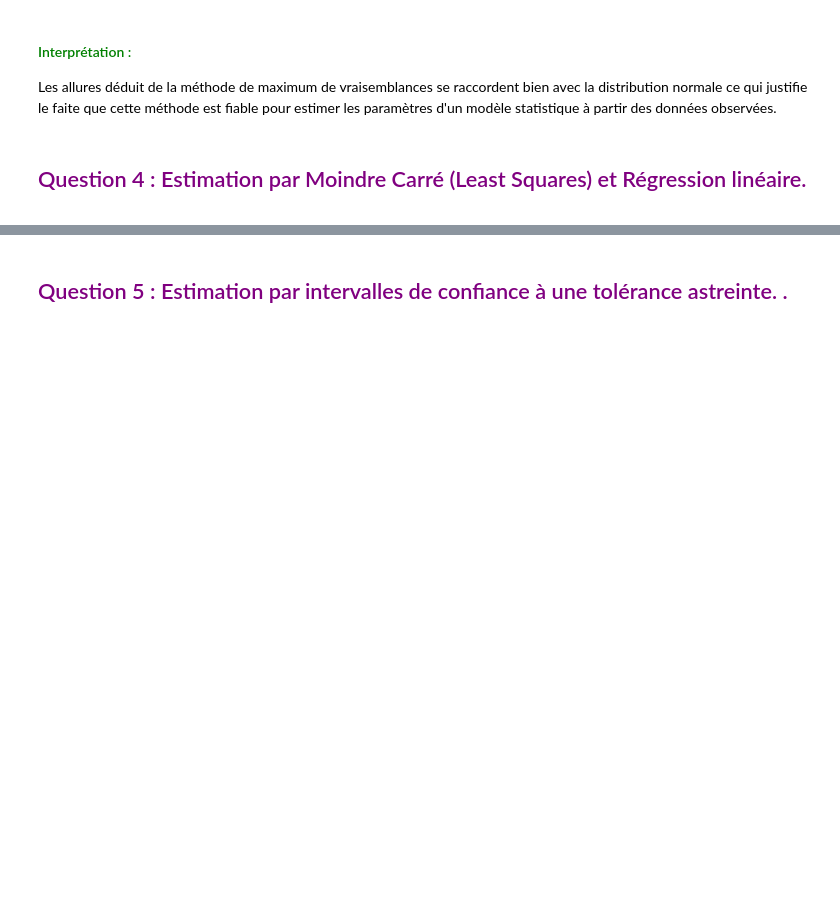
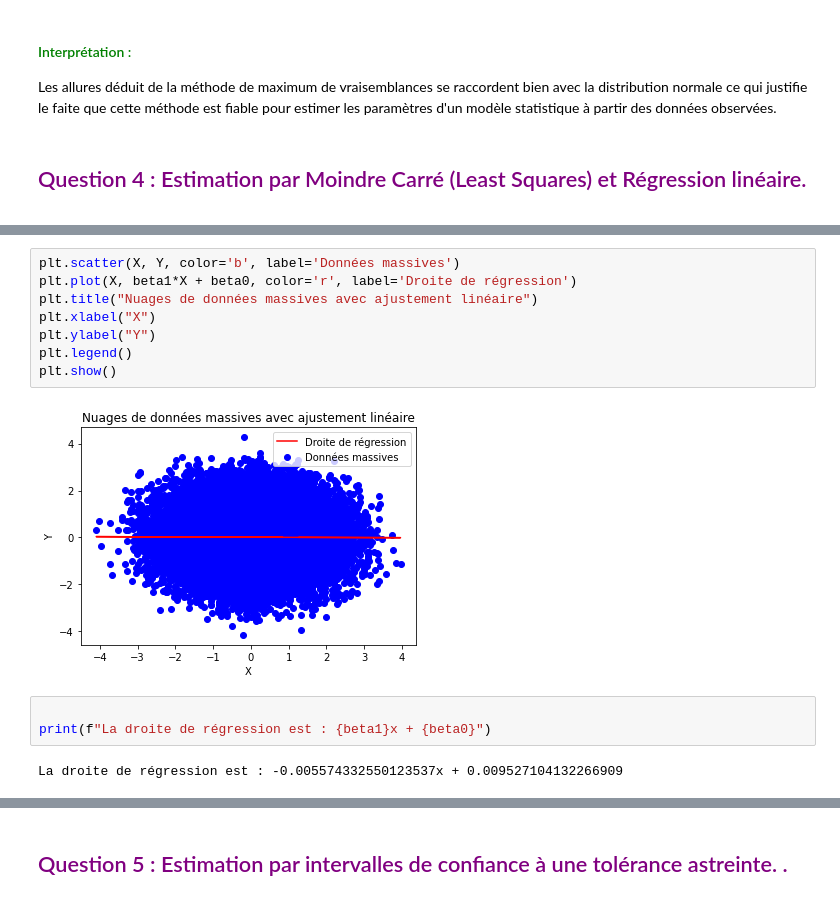
Before and after one commit to IbLahlou/Signal-Processing, a Jupyter notebook: Projet Traitement de Signal.ipynb, the cells around one changed output, grey strips where cells are left out. Cells and saved outputs as stored; diff of their text form; blank space fills up the shorter version.

```diff
--- a/Projet Traitement de Signal.ipynb
+++ b/Projet Traitement de Signal.ipynb
@@ -345,0 +347,15 @@ beta1,beta0
+# %%
+plt.scatter(X, Y, color='b', label='Données massives')
+plt.plot(X, beta1*X + beta0, color='r', label='Droite de régression')
+plt.title("Nuages de données massives avec ajustement linéaire")
+plt.xlabel("X")
+plt.ylabel("Y")
+plt.legend()
+plt.show()
+# %% [output]
+[figure, added]
+# %%
+
+print(f"La droite de régression est : {beta1}x + {beta0}")
+# %% [output]
+La droite de régression est : -0.005574332550123537x + 0.009527104132266909
```
Also changed, not shown: parts of 10 cells of this notebook.
